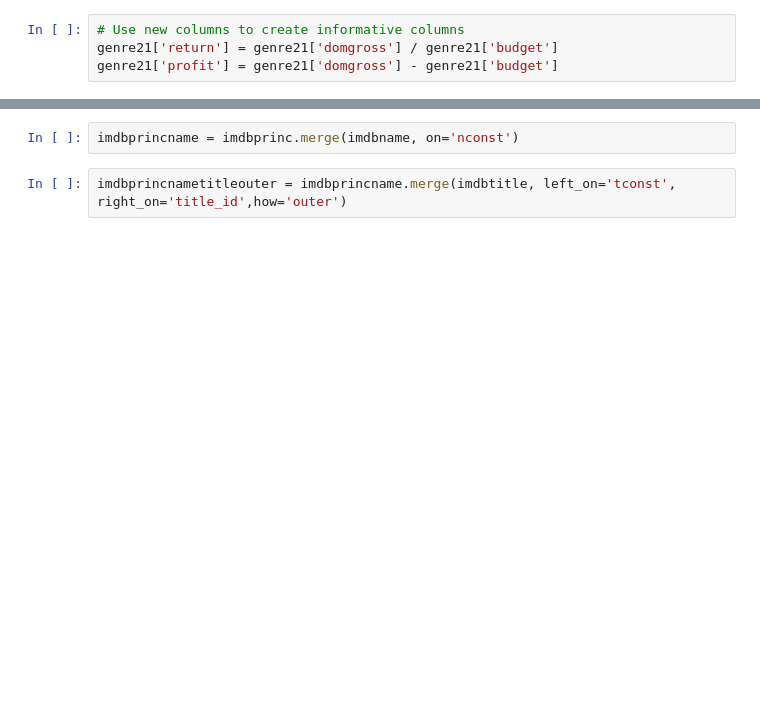
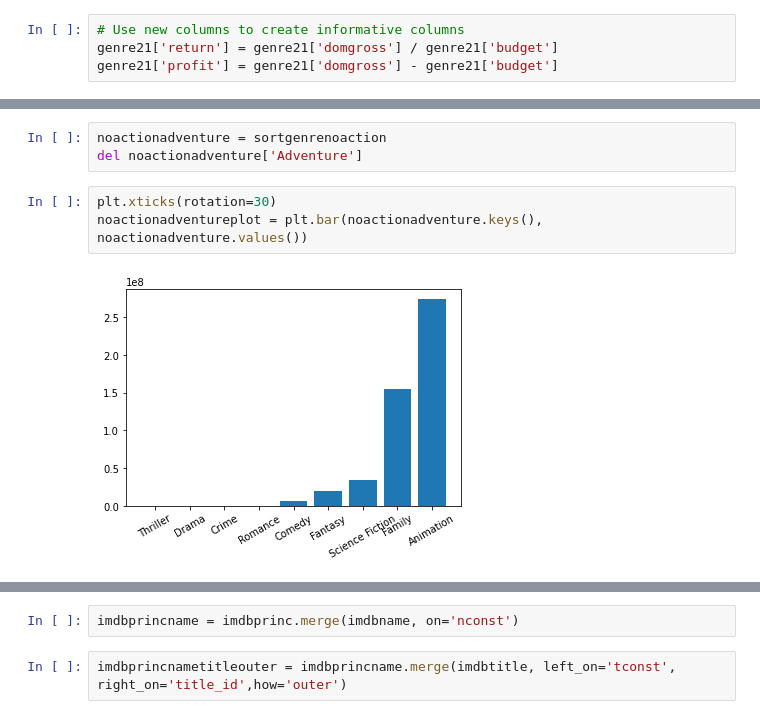
Before and after one commit to tcmcaleer/Microsoft_Movie_Studio, a Jupyter notebook: DBs.ipynb, the cells around one changed output, grey strips where cells are left out. Cells and saved outputs as stored; diff of their text form; blank space fills up the shorter version.

```diff
--- a/DBs.ipynb
+++ b/DBs.ipynb
@@ -254,0 +312,8 @@ genre21
+# %%
+noactionadventure = sortgenrenoaction
+del noactionadventure['Adventure']
+# %%
+plt.xticks(rotation=30)
+noactionadventureplot = plt.bar(noactionadventure.keys(), noactionadventure.values())
+# %% [output]
+[figure, added]
```
Also changed, not shown: parts of 36 cells of this notebook, 4 other files.
